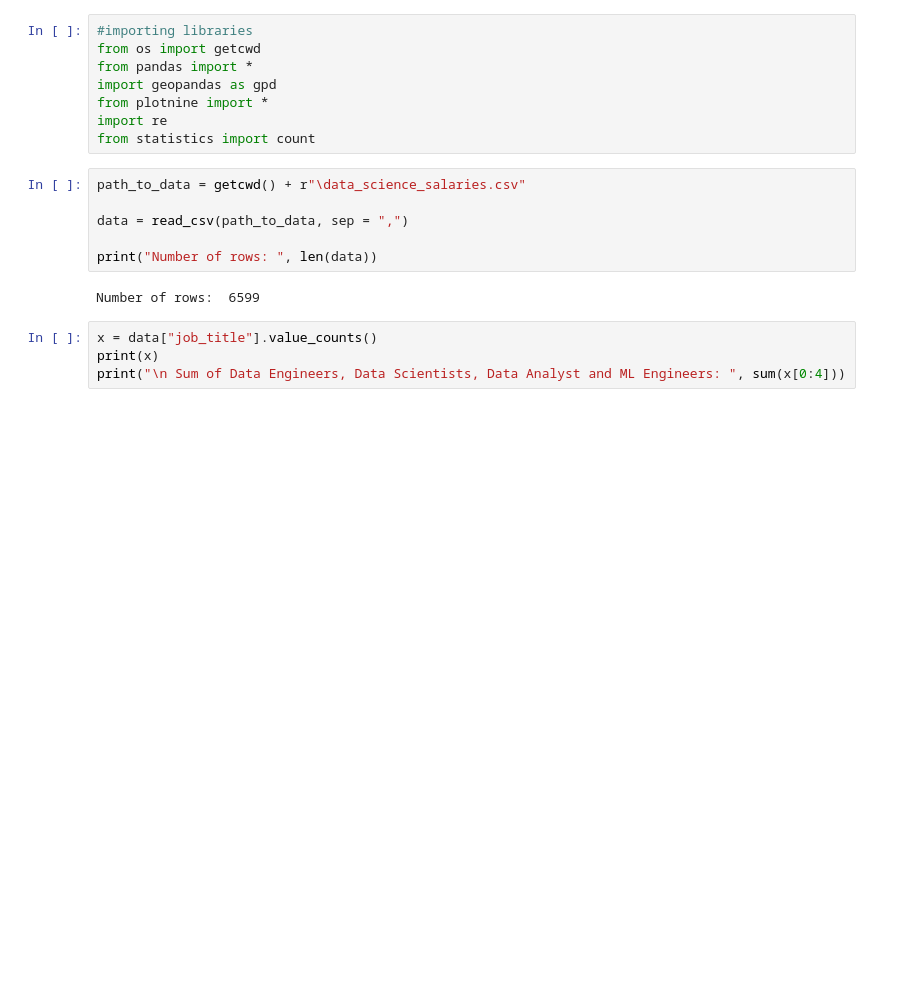
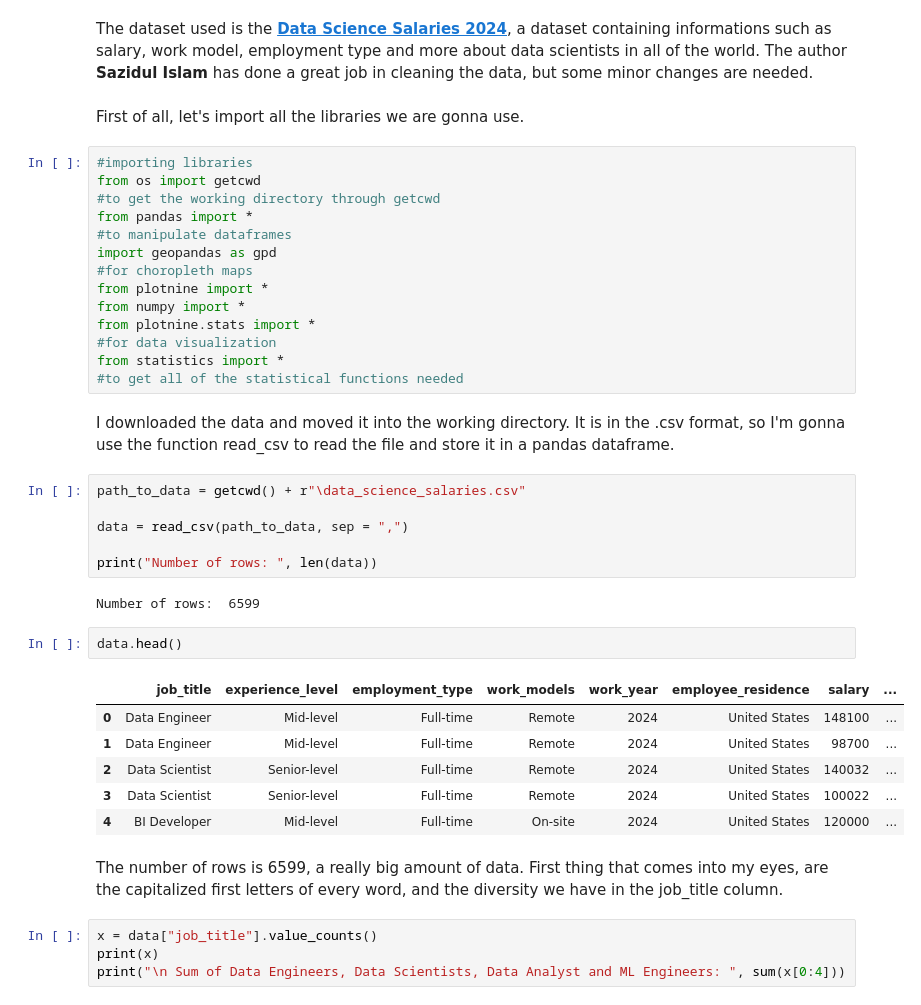
Before and after one commit to MarcoGennaro01/Data_Science_Jobs_-2020-2024-Data_Visualization, a Jupyter notebook: main.ipynb, the cells around one changed output. Cells and saved outputs as stored; diff of their text form; blank space fills up the shorter version.

```diff
--- a/main.ipynb
+++ b/main.ipynb
@@ -1,11 +5,23 @@
+# %% [markdown]
+The dataset used is the [**Data Science Salaries 2024**](https://www.kaggle.com/datasets/sazidthe1/data-science-salaries), a dataset containing informations such as salary, work model, employment type and more about data scientists in all of the world. The author **Sazidul Islam** has done a great job in cleaning the data, but some minor changes are needed.
+# %% [markdown]
+First of all, let's import all the libraries we are gonna use.
 # %%
 #importing libraries
 from os import getcwd
+#to get the working directory through getcwd
 from pandas import *
+#to manipulate dataframes
 import geopandas as gpd
+#for choropleth maps
 from plotnine import *
-import re
-from statistics import count
+from numpy import *
+from plotnine.stats import *
+#for data visualization
+from statistics import *
+#to get all of the statistical functions needed
+# %% [markdown]
+I downloaded the data and moved it into the working directory. It is in the .csv format, so I'm gonna use the function read_csv to read the file and store it in a pandas dataframe.
 # %%
 path_to_data = getcwd() + r"\data_science_salaries.csv"
 
@@ -14,6 +30,17 @@ data = read_csv(path_to_data, sep = ",")
 print("Number of rows: ", len(data))
 # %% [output]
 Number of rows:  6599
+# %%
+data.head()
+# %% [output]
+|  | job_title | experience_level | employment_type | work_models | work_year | employee_residence | salary | ... |
+| 0 | Data Engineer | Mid-level | Full-time | Remote | 2024 | United States | 148100 | ... |
+| 1 | Data Engineer | Mid-level | Full-time | Remote | 2024 | United States | 98700 | ... |
+| 2 | Data Scientist | Senior-level | Full-time | Remote | 2024 | United States | 140032 | ... |
+| 3 | Data Scientist | Senior-level | Full-time | Remote | 2024 | United States | 100022 | ... |
+| 4 | BI Developer | Mid-level | Full-time | On-site | 2024 | United States | 120000 | ... |
+# %% [markdown]
+The number of rows is 6599, a really big amount of data. First thing that comes into my eyes, are the capitalized first letters of every word, and the diversity we have in the job_title column.
 # %%
 x = data["job_title"].value_counts()
 print(x)
```
Also changed, not shown: parts of 20 cells of this notebook, 1 other file.
